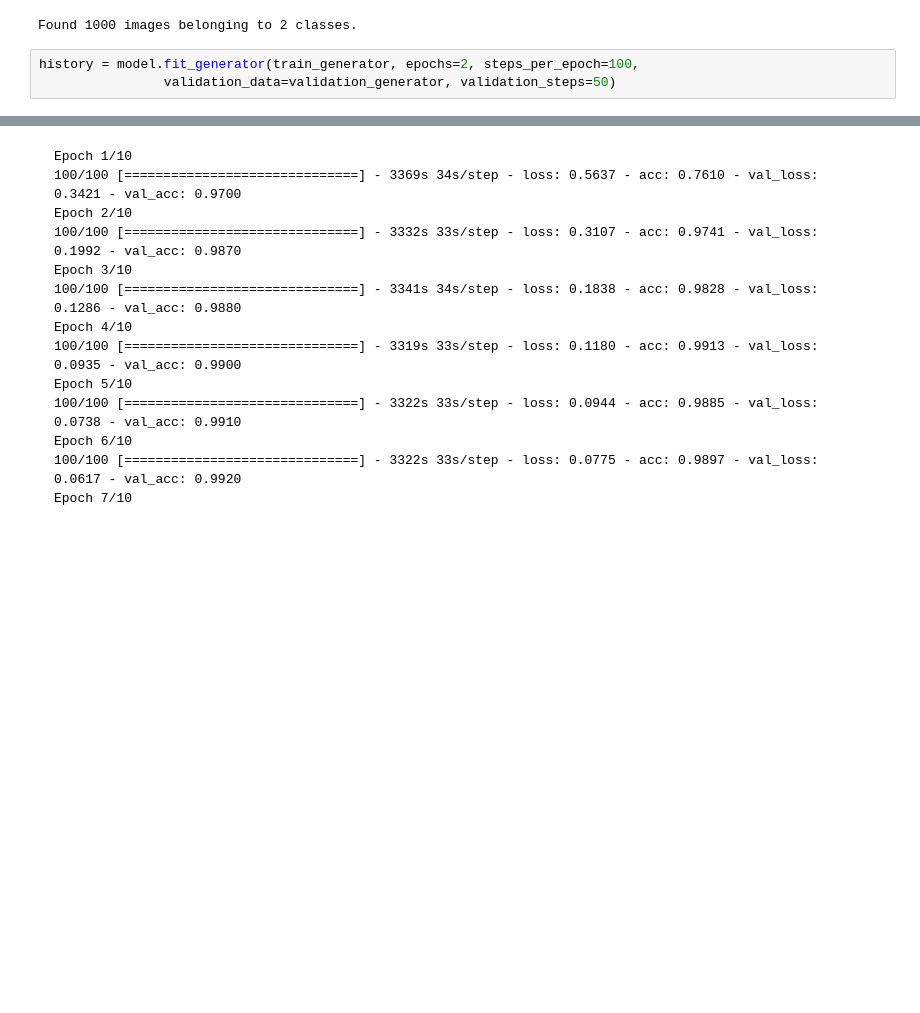
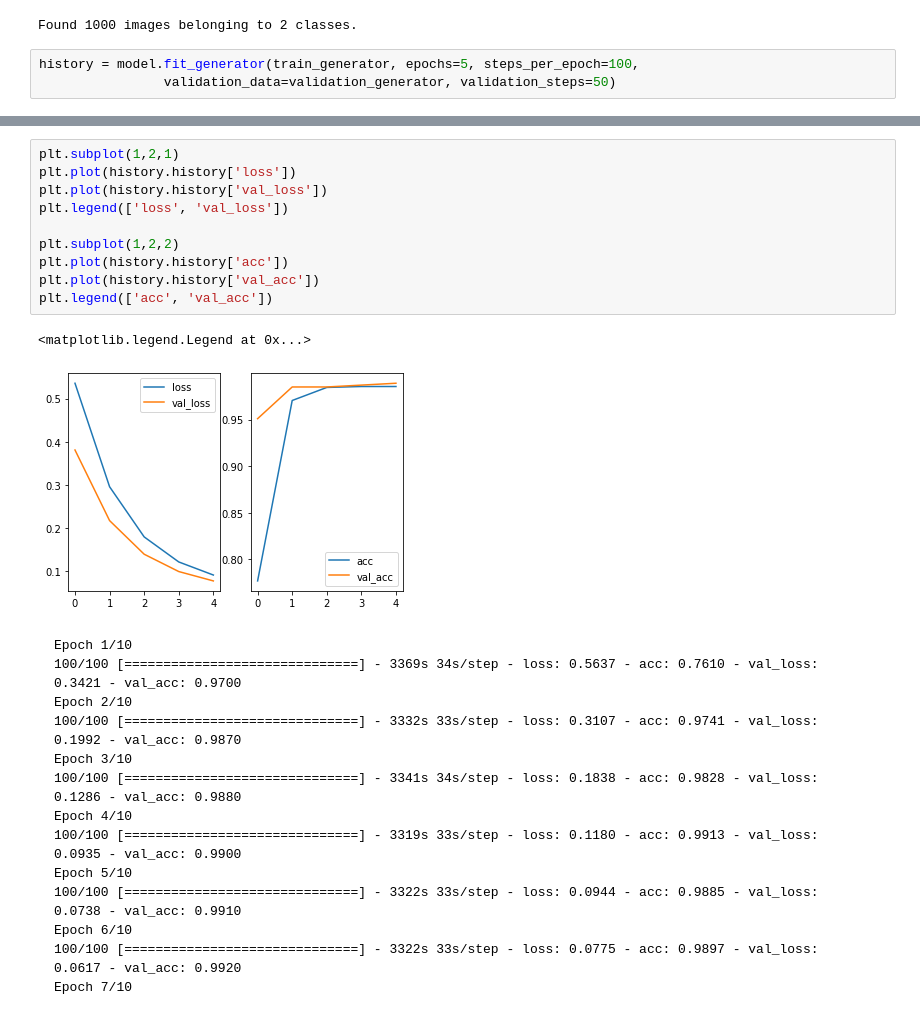
Before and after one commit to gubosd/lecture17, a Jupyter notebook: 34_cnn_전이학습.ipynb, the cells around one changed output, grey strips where cells are left out. Saved outputs shown, nothing was run; the diff lists cells and outputs as text; blank space fills up the shorter version.

````diff
--- a/34_cnn_전이학습.ipynb
+++ b/34_cnn_전이학습.ipynb
@@ -431,6 +426,6 @@ validation_generator = train_datagen.flow_from_directory(
 # %% [output]
 Found 1000 images belonging to 2 classes.
 # %%
-history = model.fit_generator(train_generator, epochs=2, steps_per_epoch=100,
+history = model.fit_generator(train_generator, epochs=5, steps_per_epoch=100,
                 validation_data=validation_generator, validation_steps=50)
 # %% [output]
@@ -441,3 +442,16 @@ Epoch 2/2
+# %%
+plt.subplot(1,2,1)
+plt.plot(history.history['loss'])
+plt.plot(history.history['val_loss'])
+plt.legend(['loss', 'val_loss'])
+
+plt.subplot(1,2,2)
+plt.plot(history.history['acc'])
+plt.plot(history.history['val_acc'])
+plt.legend(['acc', 'val_acc'])
+# %% [output]
+<matplotlib.legend.Legend at 0x...>
+[figure, added]
 # %% [markdown]
 ```
 Epoch 1/10
````
Also changed, not shown: parts of 11 cells of this notebook, 1 other file.
